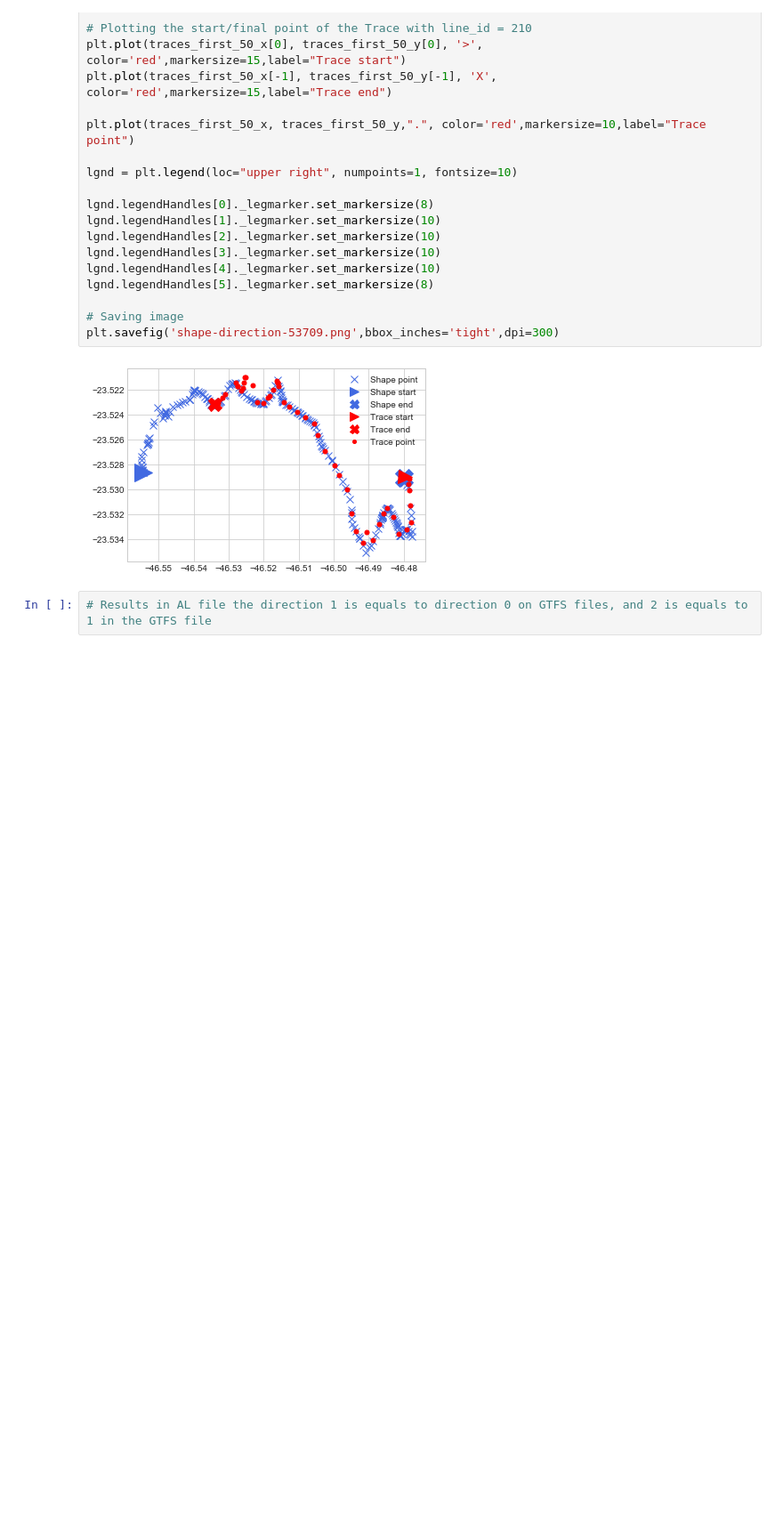
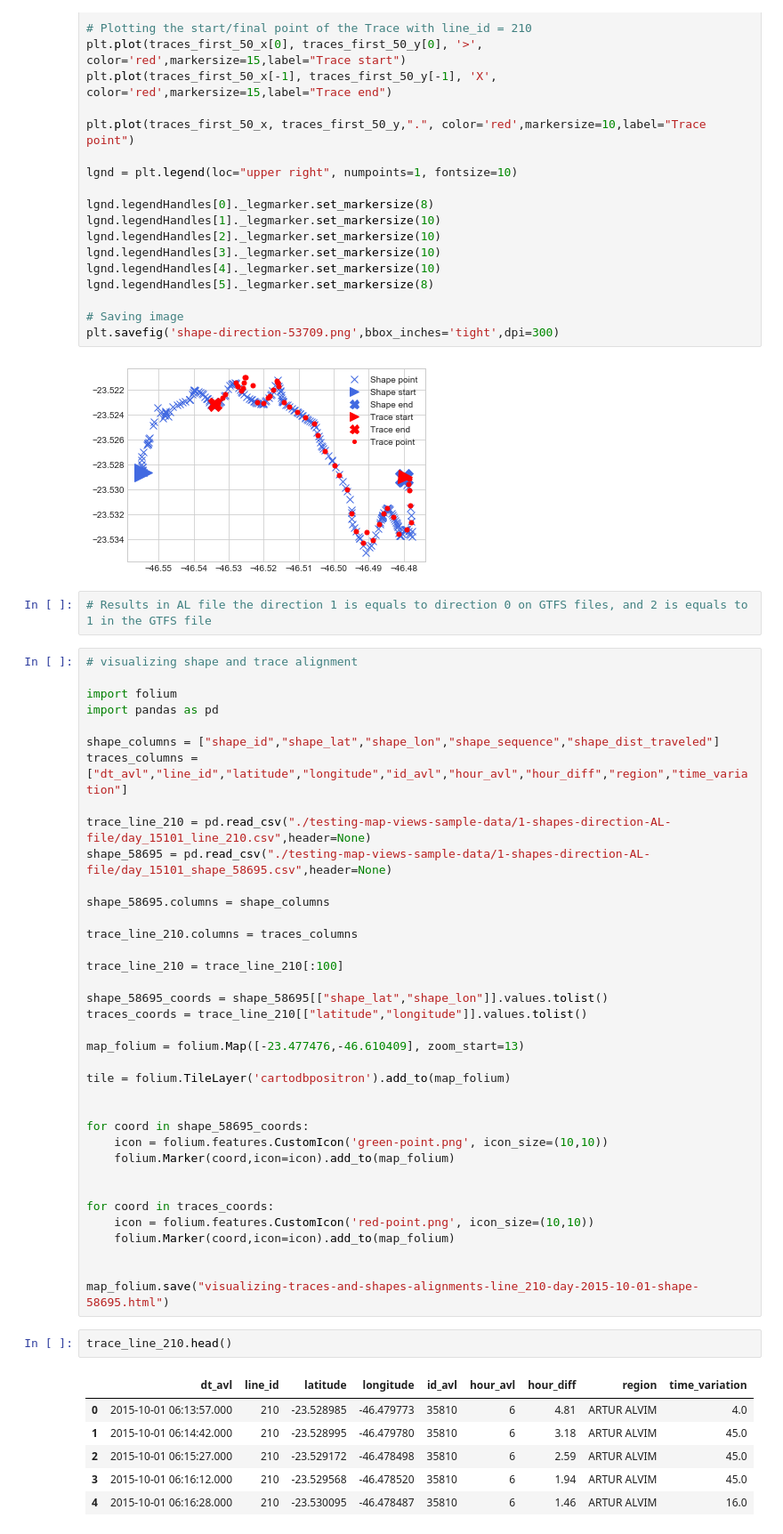
Before and after one commit to caroljunq/sptrans-data-analysis, a Jupyter notebook: processing-data/10a-visualizing-shape-direction-AL-file.ipynb, the cells around one changed output. Shown at 89% size. Drawn from its saved outputs; the diff is of its cells as text; blank space fills up the shorter version.

Commit message:
shapes ans traces matchung

```diff
--- a/processing-data/10a-visualizing-shape-direction-AL-file.ipynb
+++ b/processing-data/10a-visualizing-shape-direction-AL-file.ipynb
@@ -107,3 +107,49 @@ plt.savefig('shape-direction-53709.png',bbox_inches='tight',dpi=300)
 [figure]
 # %%
 # Results in AL file the direction 1 is equals to direction 0 on GTFS files, and 2 is equals to 1 in the GTFS file
+# %%
+# visualizing shape and trace alignment
+
+import folium
+import pandas as pd
+
+shape_columns = ["shape_id","shape_lat","shape_lon","shape_sequence","shape_dist_traveled"]
+traces_columns = ["dt_avl","line_id","latitude","longitude","id_avl","hour_avl","hour_diff","region","time_variation"]
+
+trace_line_210 = pd.read_csv("./testing-map-views-sample-data/1-shapes-direction-AL-file/day_15101_line_210.csv",header=None)
+shape_58695 = pd.read_csv("./testing-map-views-sample-data/1-shapes-direction-AL-file/day_15101_shape_58695.csv",header=None)
+
+shape_58695.columns = shape_columns
+
+trace_line_210.columns = traces_columns
+
+trace_line_210 = trace_line_210[:100]
+
+shape_58695_coords = shape_58695[["shape_lat","shape_lon"]].values.tolist()
+traces_coords = trace_line_210[["latitude","longitude"]].values.tolist()
+
+map_folium = folium.Map([-23.477476,-46.610409], zoom_start=13)
+
+tile = folium.TileLayer('cartodbpositron').add_to(map_folium)
+
+
+for coord in shape_58695_coords:
+    icon = folium.features.CustomIcon('green-point.png', icon_size=(10,10))
+    folium.Marker(coord,icon=icon).add_to(map_folium)
+
+
+for coord in traces_coords:
+    icon = folium.features.CustomIcon('red-point.png', icon_size=(10,10))
+    folium.Marker(coord,icon=icon).add_to(map_folium)
+
+
+map_folium.save("visualizing-traces-and-shapes-alignments-line_210-day-2015-10-01-shape-58695.html")
+# %%
+trace_line_210.head()
+# %% [output]
+|  | dt_avl | line_id | latitude | longitude | id_avl | hour_avl | hour_diff | region | time_variation |
+| 0 | 2015-10-01 06:13:57.000 | 210 | -23.528985 | -46.479773 | 35810 | 6 | 4.81 | ARTUR ALVIM | 4.0 |
+| 1 | 2015-10-01 06:14:42.000 | 210 | -23.528995 | -46.479780 | 35810 | 6 | 3.18 | ARTUR ALVIM | 45.0 |
+| 2 | 2015-10-01 06:15:27.000 | 210 | -23.529172 | -46.478498 | 35810 | 6 | 2.59 | ARTUR ALVIM | 45.0 |
+| 3 | 2015-10-01 06:16:12.000 | 210 | -23.529568 | -46.478520 | 35810 | 6 | 1.94 | ARTUR ALVIM | 45.0 |
+| 4 | 2015-10-01 06:16:28.000 | 210 | -23.530095 | -46.478487 | 35810 | 6 | 1.46 | ARTUR ALVIM | 16.0 |
```
Also changed, not shown: 9 other files.
